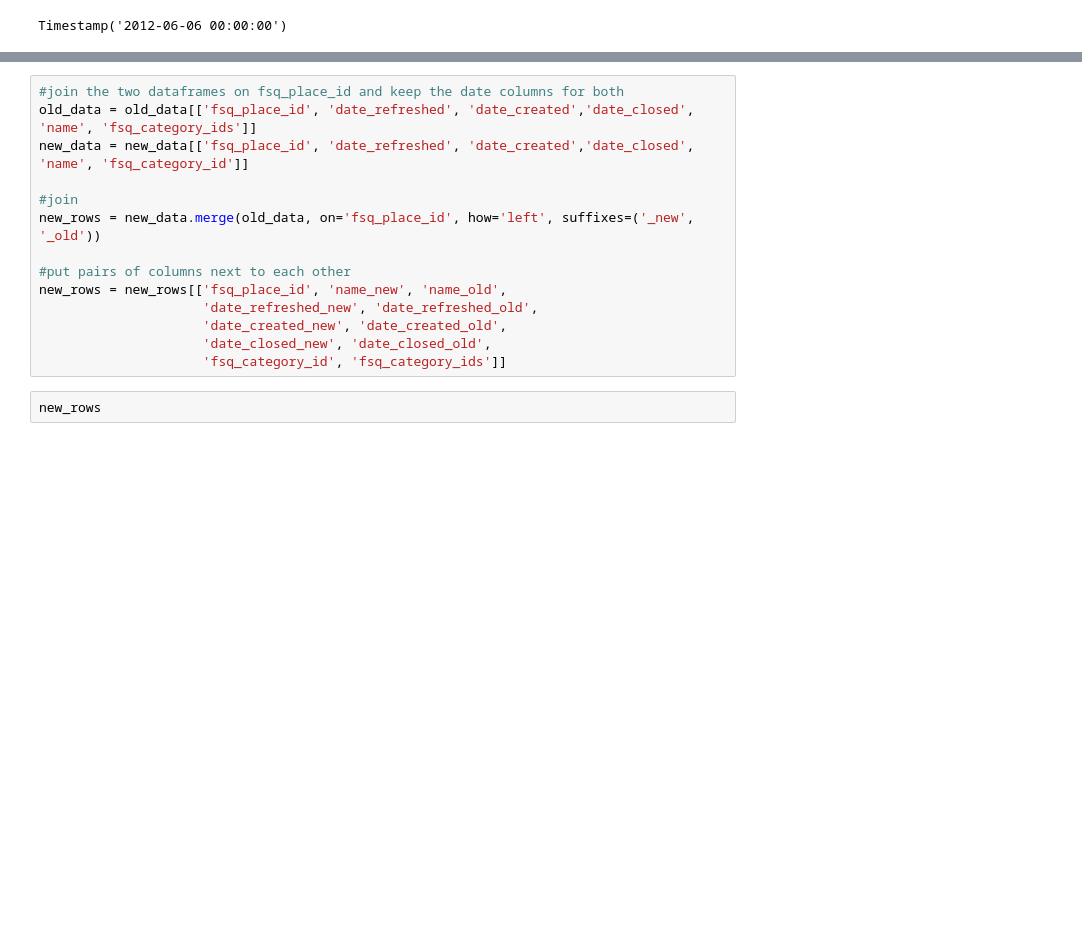
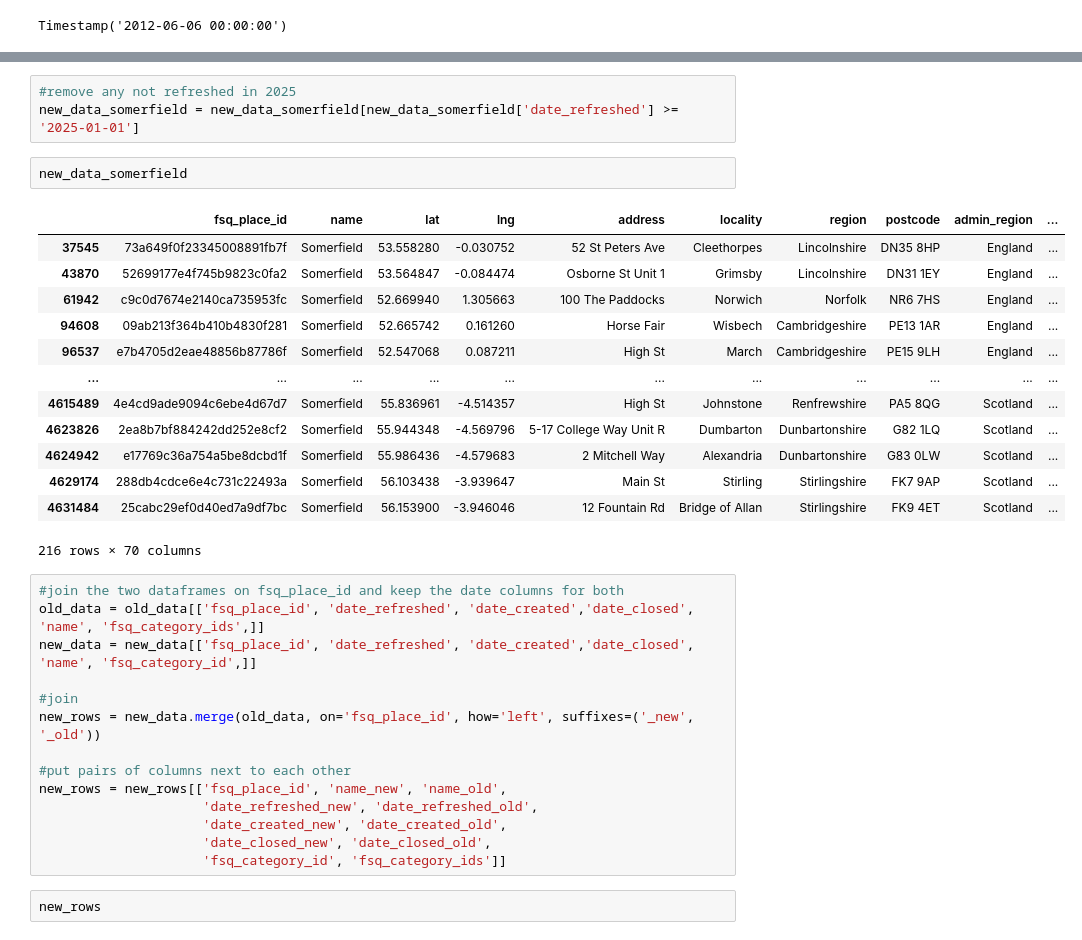
Before and after one commit to GeographicDataService/RetailCentres2026_Unified, a Jupyter notebook: Boundaries/notebooks/process_input_data/compare_newvsoldfoursquaredata.ipynb, the cells around one changed output, grey strips where cells are left out. Saved outputs shown, nothing was run; the diff lists cells and outputs as text; blank space fills up the shorter version.

```diff
--- a/Boundaries/notebooks/process_input_data/compare_newvsoldfoursquaredata.ipynb
+++ b/Boundaries/notebooks/process_input_data/compare_newvsoldfoursquaredata.ipynb
@@ -39,7 +85,26 @@ Timestamp('2012-06-06 00:00:00')
+# %%
+#remove any not refreshed in 2025
+new_data_somerfield = new_data_somerfield[new_data_somerfield['date_refreshed'] >= '2025-01-01']
+# %%
+new_data_somerfield
+# %% [output]
+|  | fsq_place_id | name | lat | lng | address | locality | region | postcode | admin_region | ... |
+| 37545 | 73a649f0f23345008891fb7f | Somerfield | 53.558280 | -0.030752 | 52 St Peters Ave | Cleethorpes | Lincolnshire | DN35 8HP | England | ... |
+| 43870 | 52699177e4f745b9823c0fa2 | Somerfield | 53.564847 | -0.084474 | Osborne St Unit 1 | Grimsby | Lincolnshire | DN31 1EY | England | ... |
+| 61942 | c9c0d7674e2140ca735953fc | Somerfield | 52.669940 | 1.305663 | 100 The Paddocks | Norwich | Norfolk | NR6 7HS | England | ... |
+| 94608 | 09ab213f364b410b4830f281 | Somerfield | 52.665742 | 0.161260 | Horse Fair | Wisbech | Cambridgeshire | PE13 1AR | England | ... |
+| 96537 | e7b4705d2eae48856b87786f | Somerfield | 52.547068 | 0.087211 | High St | March | Cambridgeshire | PE15 9LH | England | ... |
+| ... | ... | ... | ... | ... | ... | ... | ... | ... | ... | ... |
+| 4615489 | 4e4cd9ade9094c6ebe4d67d7 | Somerfield | 55.836961 | -4.514357 | High St | Johnstone | Renfrewshire | PA5 8QG | Scotland | ... |
+| 4623826 | 2ea8b7bf884242dd252e8cf2 | Somerfield | 55.944348 | -4.569796 | 5-17 College Way Unit R | Dumbarton | Dunbartonshire | G82 1LQ | Scotland | ... |
+| 4624942 | e17769c36a754a5be8dcbd1f | Somerfield | 55.986436 | -4.579683 | 2 Mitchell Way | Alexandria | Dunbartonshire | G83 0LW | Scotland | ... |
+| 4629174 | 288db4cdce6e4c731c22493a | Somerfield | 56.103438 | -3.939647 | Main St | Stirling | Stirlingshire | FK7 9AP | Scotland | ... |
+| 4631484 | 25cabc29ef0d40ed7a9df7bc | Somerfield | 56.153900 | -3.946046 | 12 Fountain Rd | Bridge of Allan | Stirlingshire | FK9 4ET | Scotland | ... |
+216 rows × 70 columns
 # %%
 #join the two dataframes on fsq_place_id and keep the date columns for both
-old_data = old_data[['fsq_place_id', 'date_refreshed', 'date_created','date_closed', 'name', 'fsq_category_ids']]
-new_data = new_data[['fsq_place_id', 'date_refreshed', 'date_created','date_closed', 'name', 'fsq_category_id']]
+old_data = old_data[['fsq_place_id', 'date_refreshed', 'date_created','date_closed', 'name', 'fsq_category_ids',]]
+new_data = new_data[['fsq_place_id', 'date_refreshed', 'date_created','date_closed', 'name', 'fsq_category_id',]]
 
 #join
 new_rows = new_data.merge(old_data, on='fsq_place_id', how='left', suffixes=('_new', '_old'))
```
Also changed, not shown: parts of 14 cells of this notebook, 3 other files.
